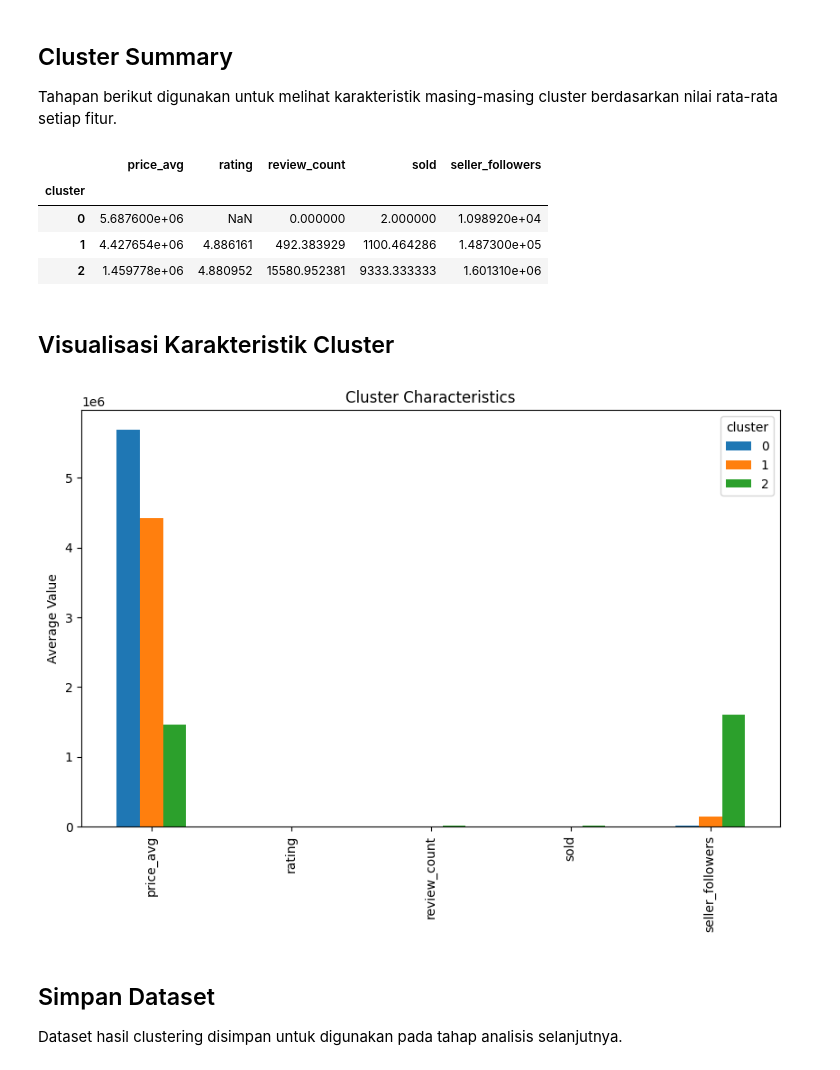
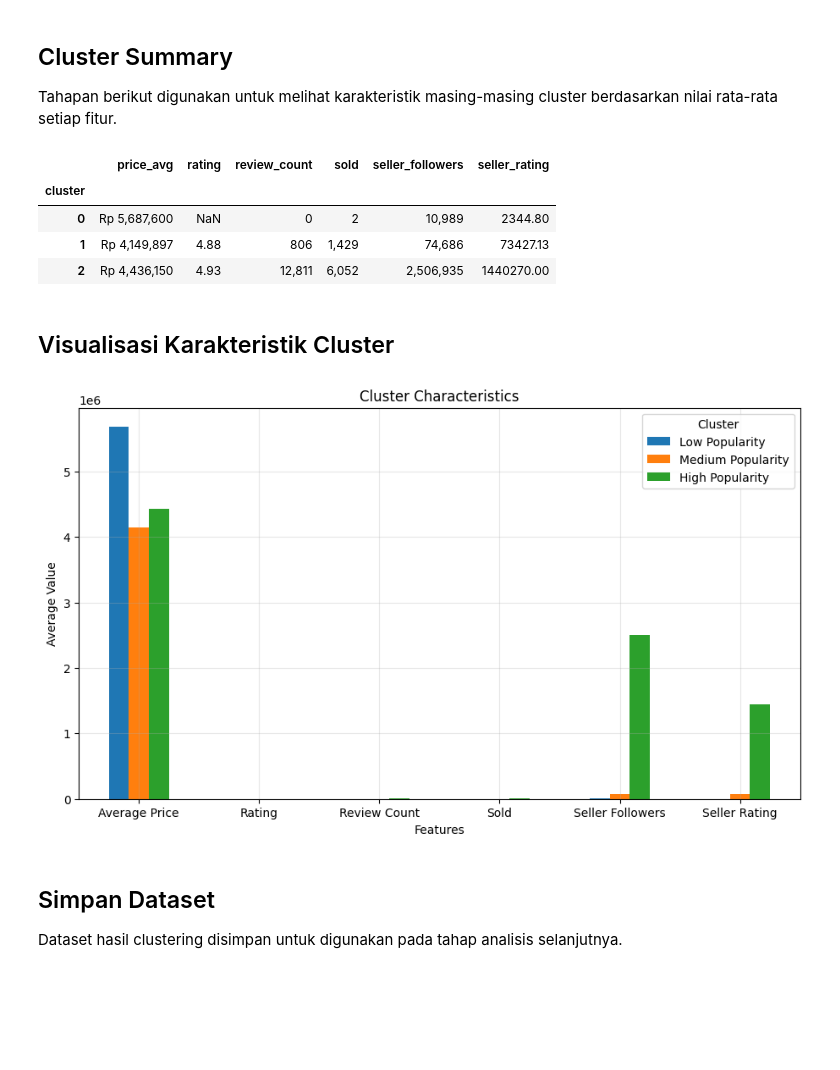
Before and after one commit to walsptr/tugas_ds, a Jupyter notebook: notebooks/06_clustering.ipynb, the cells around one changed output. Saved outputs shown, nothing was run; the diff lists cells and outputs as text; code cells hidden in the pictures; blank space fills up the shorter version.

Commit message:
clustering

```diff
--- a/notebooks/06_clustering.ipynb
+++ b/notebooks/06_clustering.ipynb
@@ -44,8 +53,10 @@ features = [
     "rating",
     "review_count",
     "sold",
-    "seller_followers"
+    "seller_followers",
+    "seller_rating"
 ]
+
 X = df[features].fillna(0)
 
 X.head()
@@ -213,34 +276,78 @@ cluster_center
 
 Tahapan berikut digunakan untuk melihat karakteristik masing-masing cluster berdasarkan nilai rata-rata setiap fitur.
 # %%
-cluster_summary = df.groupby("cluster")[
+cluster_summary = (
+    df.groupby("cluster")[features]
+    .mean()
+    .round(2)
+)
 
-    features
+cluster_summary["price_avg"] = cluster_summary["price_avg"].map(
+    lambda x: f"Rp {x:,.0f}"
+)
 
-].mean()
+cluster_summary["review_count"] = cluster_summary["review_count"].map(
+    lambda x: f"{x:,.0f}"
+)
+
+cluster_summary["sold"] = cluster_summary["sold"].map(
+    lambda x: f"{x:,.0f}"
+)
+
+cluster_summary["seller_followers"] = cluster_summary["seller_followers"].map(
+    lambda x: f"{x:,.0f}"
+)
 
 cluster_summary
 # %% [output]
-|  | price_avg | rating | review_count | sold | seller_followers |
-| cluster |  |  |  |  |  |
-| 0 | 5.687600e+06 | NaN | 0.000000 | 2.000000 | 1.098920e+04 |
-| 1 | 4.427654e+06 | 4.886161 | 492.383929 | 1100.464286 | 1.487300e+05 |
-| 2 | 1.459778e+06 | 4.880952 | 15580.952381 | 9333.333333 | 1.601310e+06 |
+|  | price_avg | rating | review_count | sold | seller_followers | seller_rating |
+| cluster |  |  |  |  |  |  |
+| 0 | Rp 5,687,600 | NaN | 0 | 2 | 10,989 | 2344.80 |
+| 1 | Rp 4,149,897 | 4.88 | 806 | 1,429 | 74,686 | 73427.13 |
+| 2 | Rp 4,436,150 | 4.93 | 12,811 | 6,052 | 2,506,935 | 1440270.00 |
 # %% [markdown]
 ## Visualisasi Karakteristik Cluster
 # %%
-cluster_summary.T.plot(
+cluster_center_plot = pd.DataFrame(
+    scaler.inverse_transform(kmeans.cluster_centers_),
+    columns=features
+)
+
+cluster_center_plot.columns = [
+    "Average Price",
+    "Rating",
+    "Review Count",
+    "Sold",
+    "Seller Followers",
+    "Seller Rating"
+]
+
+cluster_center_plot.index = [
+    "Low Popularity",
+    "Medium Popularity",
+    "High Popularity"
+]
+
+cluster_center_plot.T.plot(
     kind="bar",
-    figsize=(10,6)
+    figsize=(11,6)
 )
 
 plt.title("Cluster Characteristics")
 
+plt.xlabel("Features")
+
 plt.ylabel("Average Value")
 
+plt.xticks(rotation=0)
+
+plt.legend(title="Cluster")
+
+plt.grid(alpha=0.3)
+
 plt.show()
 # %% [output]
-[figure, old version]
+[figure, new version]
 # %% [markdown]
 ## Simpan Dataset
 
```
Also changed, not shown: parts of 21 cells of this notebook, 1 other file.
